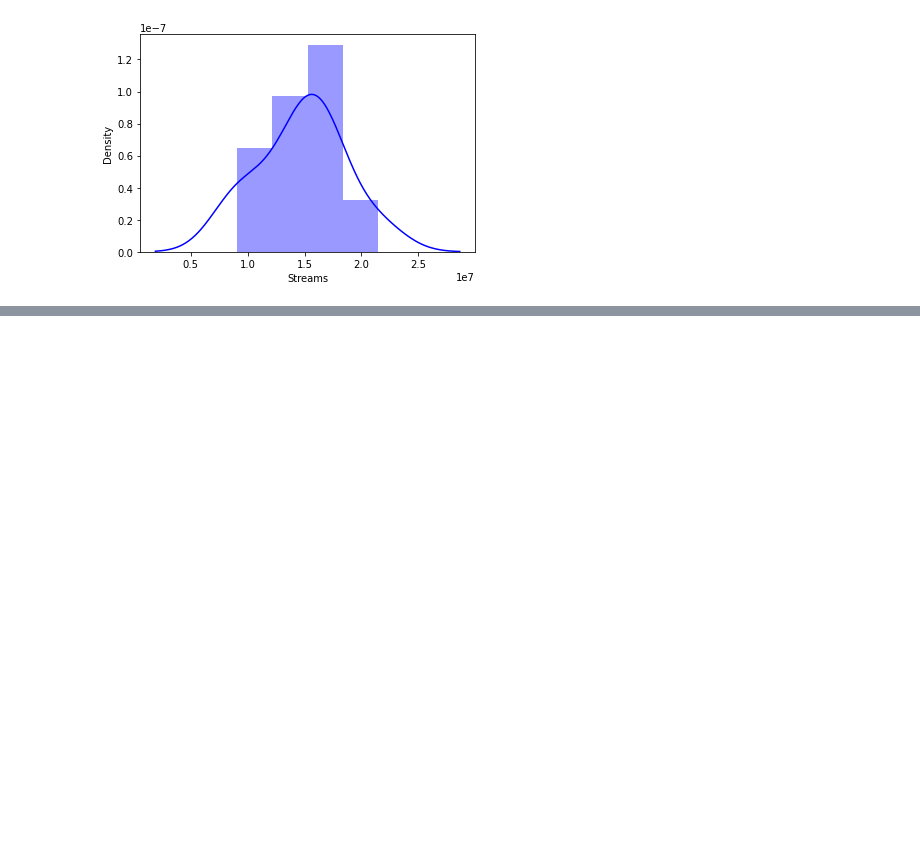
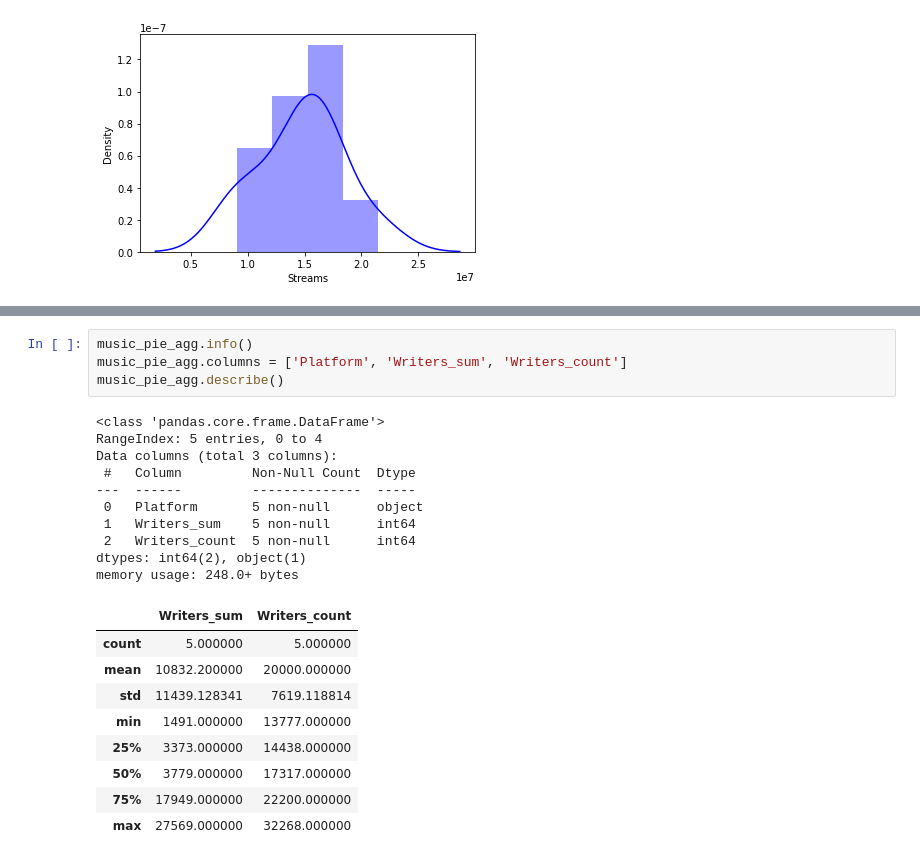
Before and after one commit to NSS-Data-Analytics-Cohort-6/mlc-project-count-dracula, a Jupyter notebook: notebooks/MLC_Phil.ipynb, the cells around one changed output, grey strips where cells are left out. Saved outputs shown, nothing was run; the diff lists cells and outputs as text; blank space fills up the shorter version.

```diff
--- a/notebooks/MLC_Phil.ipynb
+++ b/notebooks/MLC_Phil.ipynb
@@ -520,0 +510,24 @@ for platform in label_pie["Platform"]:
+# %%
+music_pie_agg.info()
+music_pie_agg.columns = ['Platform', 'Writers_sum', 'Writers_count']
+music_pie_agg.describe()
+# %% [output]
+<class 'pandas.core.frame.DataFrame'>
+RangeIndex: 5 entries, 0 to 4
+Data columns (total 3 columns):
+ #   Column         Non-Null Count  Dtype
+---  ------         --------------  -----
+ 0   Platform       5 non-null      object
+ 1   Writers_sum    5 non-null      int64
+ 2   Writers_count  5 non-null      int64
+dtypes: int64(2), object(1)
+memory usage: 248.0+ bytes
+|  | Writers_sum | Writers_count |
+| count | 5.000000 | 5.000000 |
+| mean | 10832.200000 | 20000.000000 |
+| std | 11439.128341 | 7619.118814 |
+| min | 1491.000000 | 13777.000000 |
+| 25% | 3373.000000 | 14438.000000 |
+| 50% | 3779.000000 | 17317.000000 |
+| 75% | 17949.000000 | 22200.000000 |
+| max | 27569.000000 | 32268.000000 |
```
Also changed, not shown: parts of 39 cells of this notebook.
